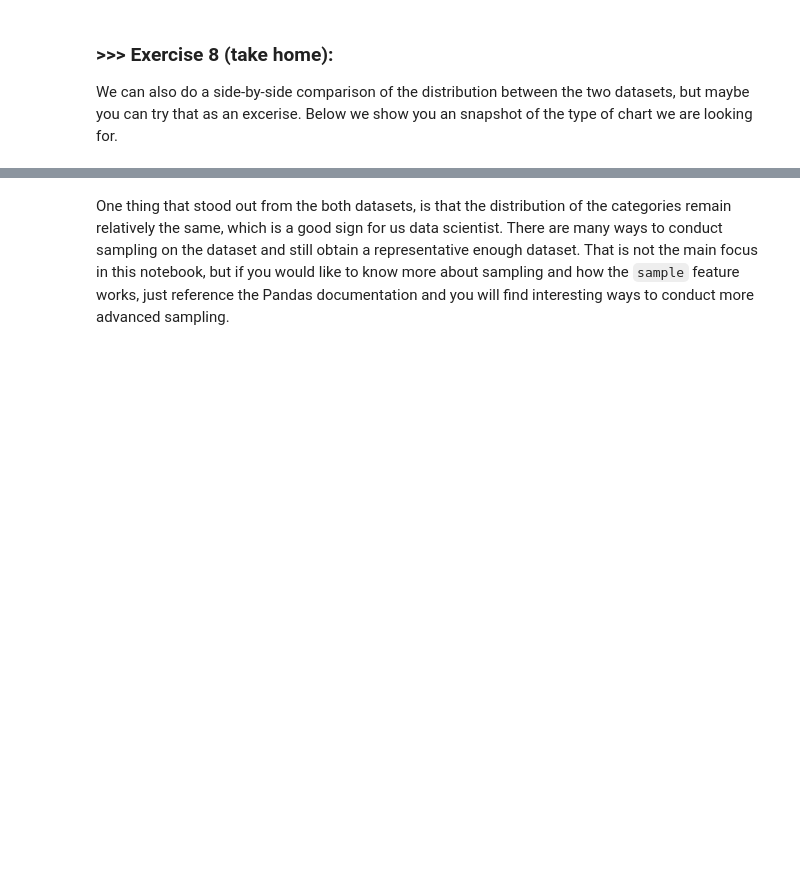
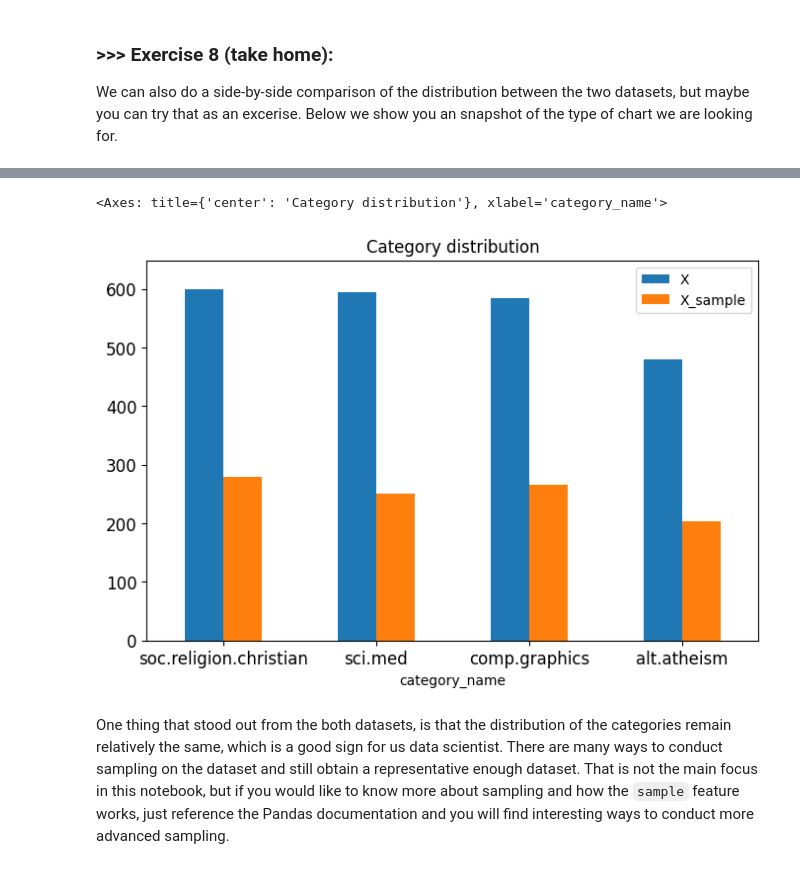
Before and after one commit to powy-e/DM2024-Lab1-Master, a Jupyter notebook: DM2024-Lab1-Master.ipynb, the cells around one changed output, grey strips where cells are left out. Drawn from its saved outputs; the diff is of its cells as text; code cells hidden in the pictures; blank space fills up the shorter version.

```diff
--- a/DM2024-Lab1-Master.ipynb
+++ b/DM2024-Lab1-Master.ipynb
@@ -713,3 +711,17 @@ We can also do a side-by-side comparison of the distribution between the two dat
+# %%
+# Answer
+
+frame = X.category_name.value_counts().copy().to_frame()
+frame.rename(columns={"count":"X"}, inplace=True)
+frame["X_sample"] = X_sample.category_name.value_counts().copy()
+
+frame.plot(kind = 'bar', label="category_name",
+       title = 'Category distribution',
+       ylim = [0,max(X.category_name.value_counts()) + 50],
+       rot = 0, fontsize = 12, figsize = (8,5))
+# %% [output]
+<Axes: title={'center': 'Category distribution'}, xlabel='category_name'>
+[figure, added]
 # %% [markdown]
 One thing that stood out from the both datasets, is that the distribution of the categories remain relatively the same, which is a good sign for us data scientist. There are many ways to conduct sampling on the dataset and still obtain a representative enough dataset. That is not the main focus in this notebook, but if you would like to know more about sampling and how the `sample` feature works, just reference the Pandas documentation and you will find interesting ways to conduct more advanced sampling.
 # %% [markdown]
```
Also changed, not shown: parts of 1 cell of this notebook.
